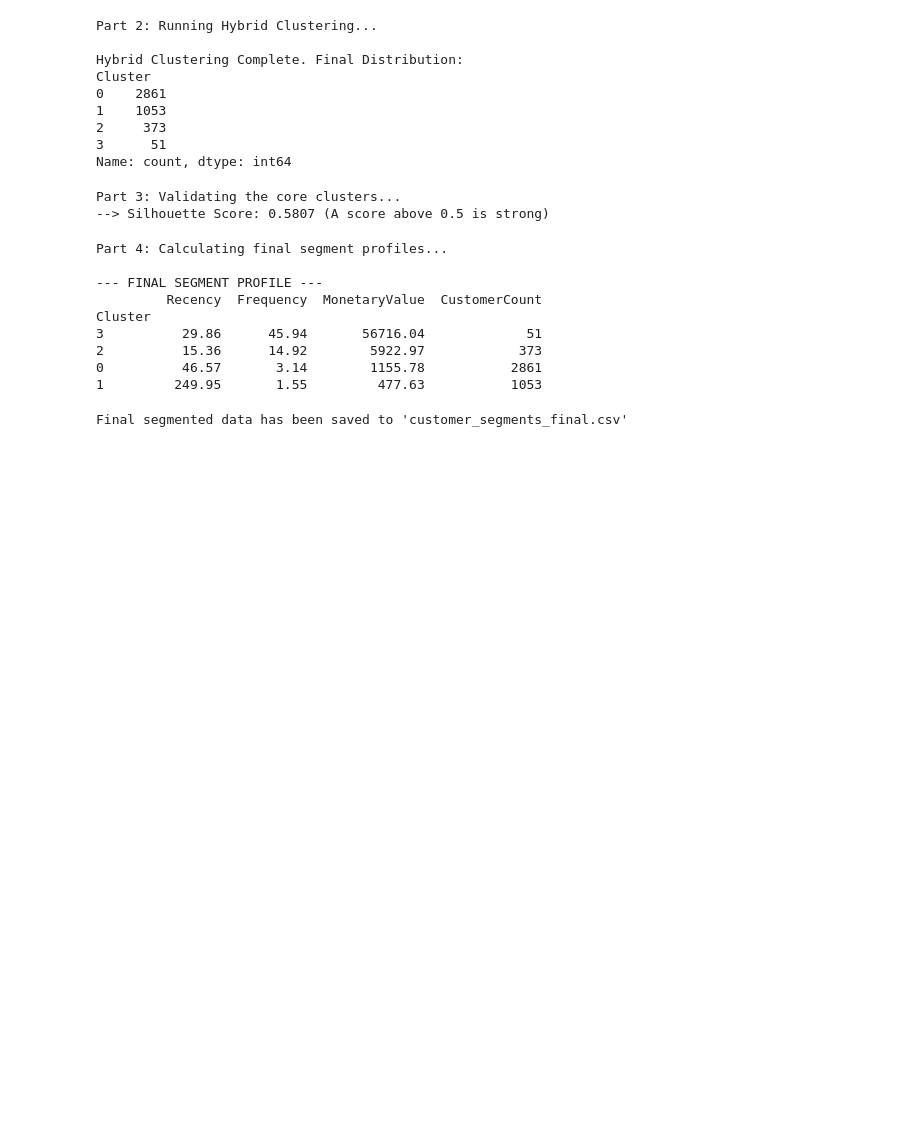
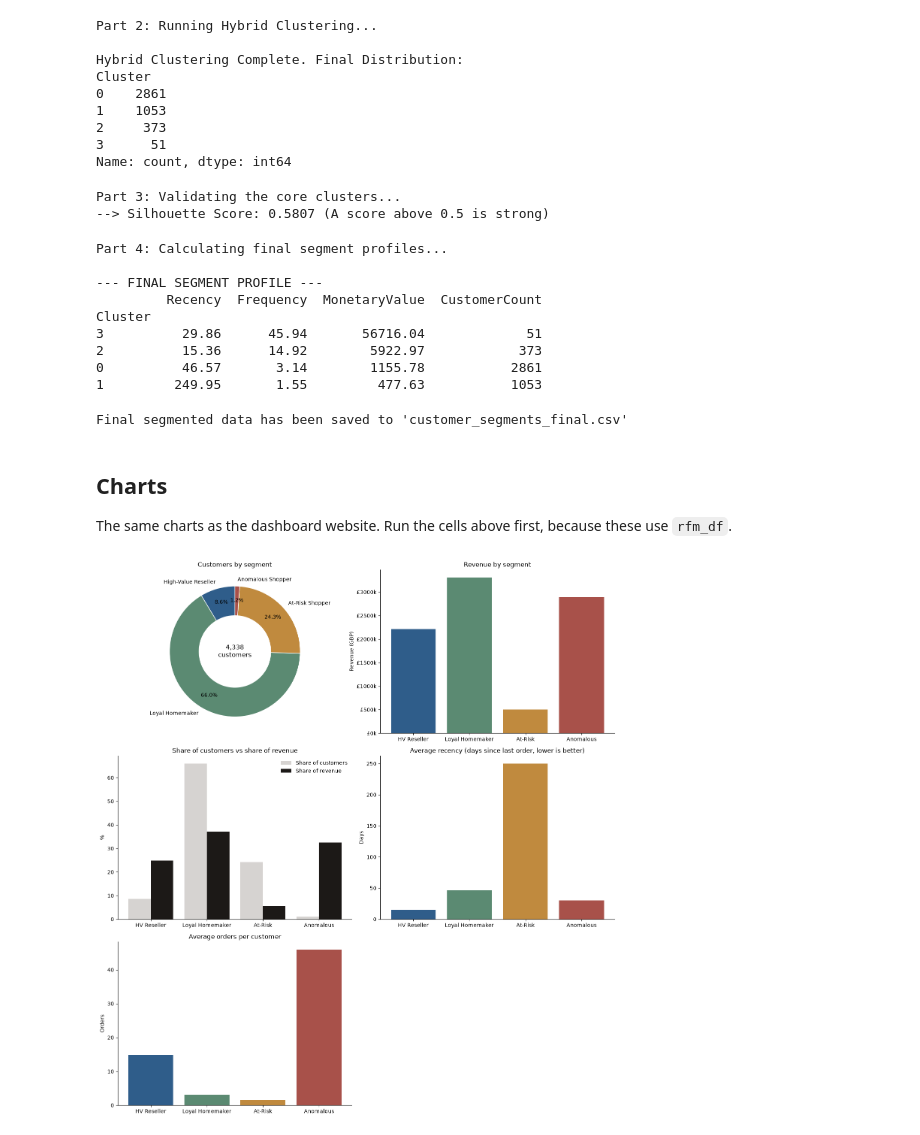
Before and after one commit to M10Ziyad/Ecommerce-Customer-Segmentation-Project, a Jupyter notebook: customer_segment_analysis.ipynb, the cells around one changed output. Drawn from its saved outputs; the diff is of its cells as text; code cells hidden in the pictures; blank space fills up the shorter version.

Commit message:
Add charts to notebook

```diff
--- a/customer_segment_analysis.ipynb
+++ b/customer_segment_analysis.ipynb
@@ -185,3 +185,75 @@ rfm_df.to_csv('customer_segments_final.csv')
 print("Final segmented data has been saved to 'customer_segments_final.csv'")
 # %% [output]
 Final segmented data has been saved to 'customer_segments_final.csv'
+# %% [markdown]
+## Charts
+The same charts as the dashboard website. Run the cells above first, because these use `rfm_df`.
+# %%
+import matplotlib.pyplot as plt
+import numpy as np
+
+%matplotlib inline
+
+# Cluster ids -> persona names (matches the README and the website)
+names = {2: "High-Value Reseller", 0: "Loyal Homemaker", 1: "At-Risk Shopper", 3: "Anomalous Shopper"}
+colors = {2: "#2f5d8a", 0: "#5b8a72", 1: "#c08a3e", 3: "#a8514a"}
+order = [2, 0, 1, 3]
+
+seg = rfm_df.groupby("Cluster").agg(
+    customers=("Recency", "size"),
+    revenue=("MonetaryValue", "sum"),
+    avg_recency=("Recency", "mean"),
+    avg_orders=("Frequency", "mean"),
+).loc[order]
+seg["customer_share"] = seg["customers"] / seg["customers"].sum() * 100
+seg["revenue_share"] = seg["revenue"] / seg["revenue"].sum() * 100
+
+labels = [names[c] for c in seg.index]
+short = [n.replace(" Shopper", "").replace("High-Value ", "HV ") for n in labels]
+cols = [colors[c] for c in seg.index]
+
+plt.rcParams.update({"axes.spines.top": False, "axes.spines.right": False, "font.size": 10})
+fig, axes = plt.subplots(3, 2, figsize=(14, 15))
+
+# 1. Customers by segment
+ax = axes[0, 0]
+ax.pie(seg["customers"], labels=labels, colors=cols, autopct="%1.1f%%", startangle=90,
+       wedgeprops={"width": 0.45, "edgecolor": "white"}, pctdistance=0.78)
+ax.set_title("Customers by segment")
+ax.text(0, 0, f"{int(seg['customers'].sum()):,}\ncustomers", ha="center", va="center", fontsize=12)
+
+# 2. Revenue by segment
+ax = axes[0, 1]
+ax.bar(short, seg["revenue"], color=cols)
+ax.set_title("Revenue by segment")
+ax.set_ylabel("Revenue (GBP)")
+ax.yaxis.set_major_formatter(lambda v, _: f"£{v/1000:.0f}k")
+
+# 3. Share of customers vs share of revenue
+ax = axes[1, 0]
+x = np.arange(len(short))
+ax.bar(x - 0.2, seg["customer_share"], 0.4, label="Share of customers", color="#d6d3d1")
+ax.bar(x + 0.2, seg["revenue_share"], 0.4, label="Share of revenue", color="#1c1917")
+ax.set_xticks(x)
+ax.set_xticklabels(short)
+ax.set_ylabel("%")
+ax.set_title("Share of customers vs share of revenue")
+ax.legend(frameon=False)
+
+# 4. Average recency
+ax = axes[1, 1]
+ax.bar(short, seg["avg_recency"], color=cols)
+ax.set_title("Average recency (days since last order, lower is better)")
+ax.set_ylabel("Days")
+
+# 5. Average orders per customer
+ax = axes[2, 0]
+ax.bar(short, seg["avg_orders"], color=cols)
+ax.set_title("Average orders per customer")
+ax.set_ylabel("Orders")
+
+axes[2, 1].axis("off")
+plt.tight_layout()
+plt.show()
+# %% [output]
+[figure, added]
```
Also changed, not shown: parts of 1 cell of this notebook.
